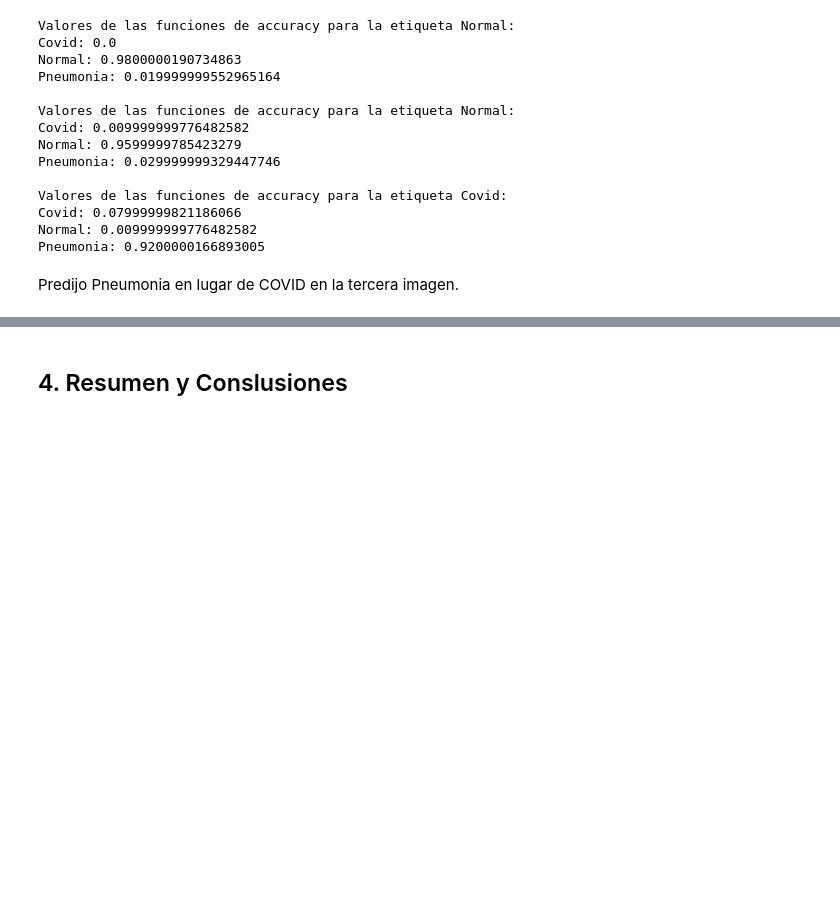
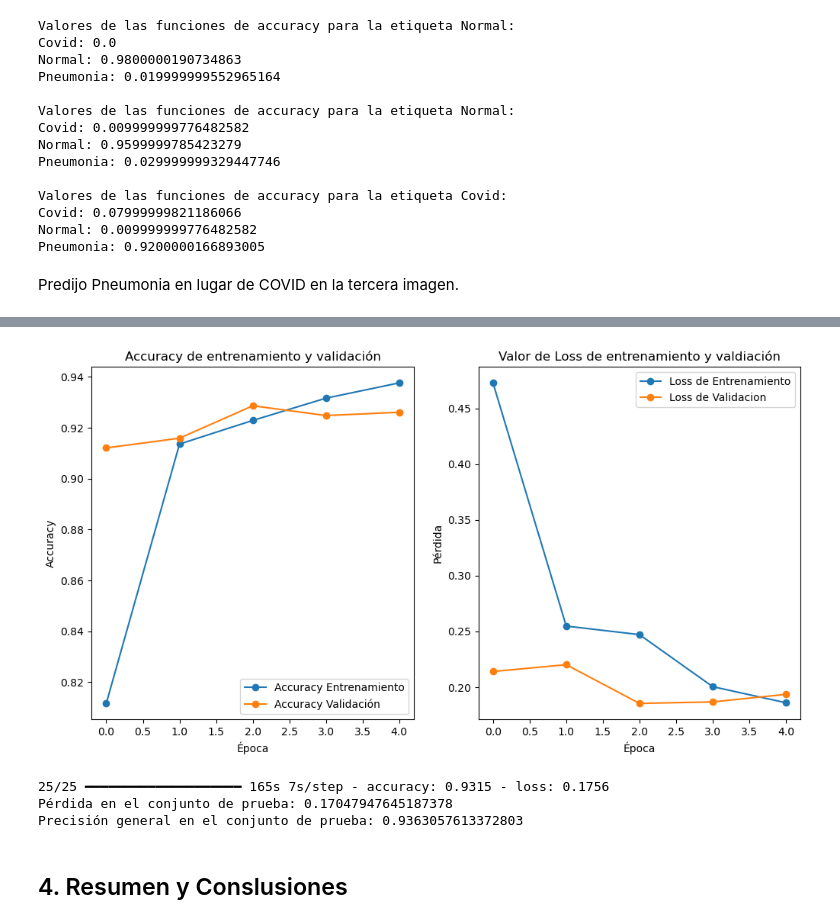
Before and after one commit to lucasmbru/MLF_FinalProject, a Jupyter notebook: clasificador-covid19.ipynb, the cells around one changed output, grey strips where cells are left out. Saved outputs shown, nothing was run; the diff lists cells and outputs as text; code cells hidden in the pictures; blank space fills up the shorter version.

Commit message:
MobileNet y DenseNet121

```diff
--- a/clasificador-covid19.ipynb
+++ b/clasificador-covid19.ipynb
@@ -1565,0 +1759,6 @@ Predijo Pneumonia en lugar de COVID en la tercera imagen.
+# %%
+# Cargar el modelo DenseNet121 preentrenado sin las capas superiores
+base_modelD212 = DenseNet121(input_shape=(IMAGE_SIZE, IMAGE_SIZE, 3), include_top=False, weights='imagenet')
+
+# Congelar las capas del modelo base
+base_modelD212.trainable = False
@@ -1565,0 +1768,17 @@ Predijo Pneumonia en lugar de COVID en la tercera imagen.
+# %%
+# Capas superiores
+modelD212 = Sequential([
+    base_modelD212,
+    GlobalAveragePooling2D(),
+    Dense(128, activation='relu'),
+    Dropout(0.5),
+    Dense(3, activation='softmax')
+])
+
+# Compilación del modelo
+modelD212.compile(optimizer=Adam(),
+              loss='categorical_crossentropy',
+              metrics=['accuracy'])
+# %%
+# Entrenamiento del modelo
+historyD212 = modelD212.fit(train_generator, epochs=5, validation_data = validation_generator)
@@ -1566,3 +1818,35 @@ Predijo Pneumonia en lugar de COVID en la tercera imagen.
+# %%
+# graficamos los valores de accuracy y loss de entrenamiento
+plt.figure(figsize=(12, 6))
+
+plt.subplot(1, 2, 1)
+plt.plot(historyD212.history['accuracy'], '-o', label='Accuracy Entrenamiento')
+plt.plot(historyD212.history['val_accuracy'], '-o', label='Accuracy Validación')
+plt.xlabel('Época')
+plt.ylabel('Accuracy')
+plt.title('Accuracy de entrenamiento y validación')
+plt.legend()
+
+plt.subplot(1, 2, 2)
+plt.plot(historyD212.history['loss'], "-o", label='Loss de Entrenamiento')
+plt.plot(historyD212.history['val_loss'], '-o', label='Loss de Validacion')
+plt.xlabel('Época')
+plt.ylabel('Pérdida')
+plt.title('Valor de Loss de entrenamiento y valdiación')
+plt.legend()
+
+plt.show()
+# %% [output]
+[figure, added]
+# %%
+# Evaluar el rendimiento general del modelo
+loss, accuracy = modelD212.evaluate(test_generator)
+print(f'Pérdida en el conjunto de prueba: {loss}')
+print(f'Precisión general en el conjunto de prueba: {accuracy}')
+# %% [output]
+25/25 ━━━━━━━━━━━━━━━━━━━━ 165s 7s/step - accuracy: 0.9315 - loss: 0.1756
+Pérdida en el conjunto de prueba: 0.17047947645187378
+Precisión general en el conjunto de prueba: 0.9363057613372803
 # %% [markdown]
 ## 4. Resumen y Conslusiones
 # %% [markdown]
```
Also changed, not shown: parts of 66 cells of this notebook.
